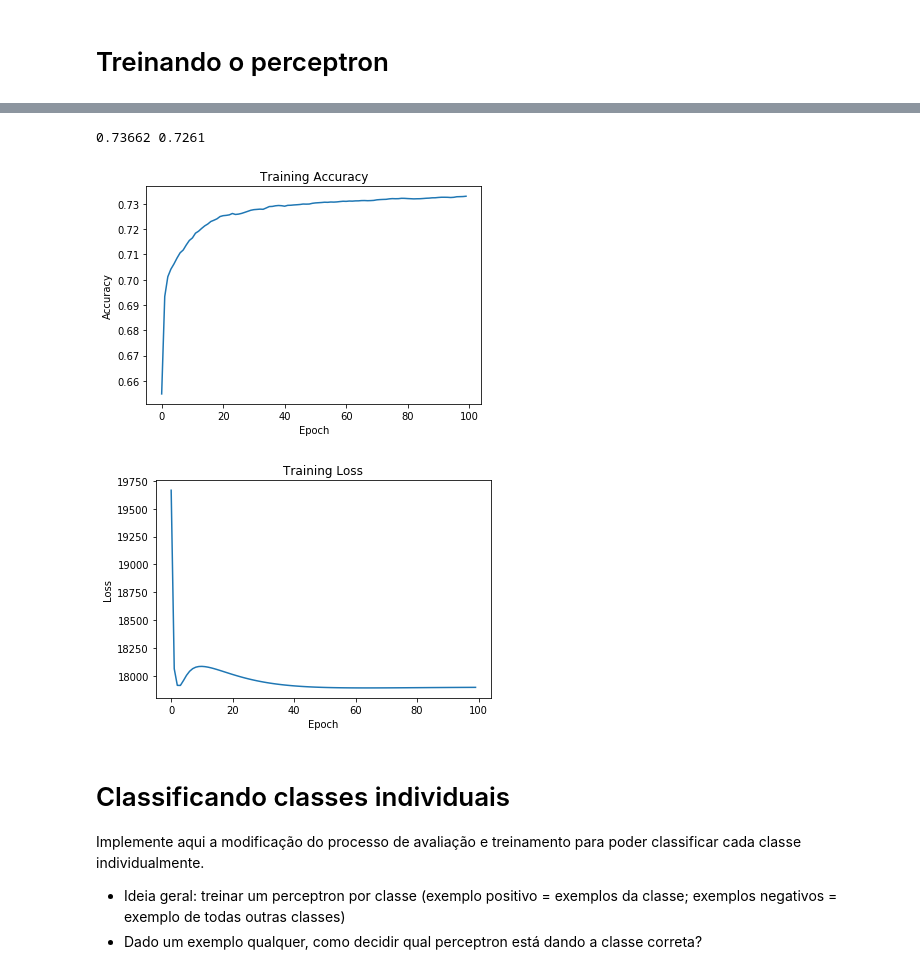
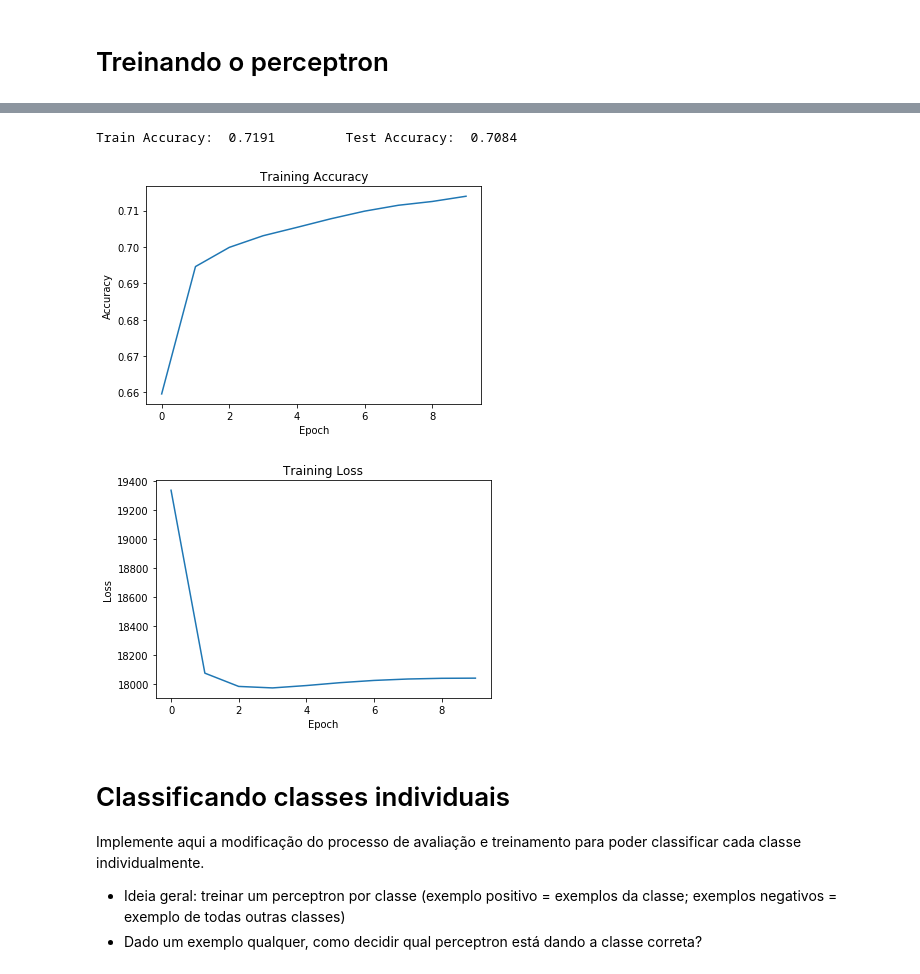
Before and after one commit to atbender/perceptron, a Jupyter notebook: Perceptron.ipynb, the cells around one changed output, grey strips where cells are left out. Cells and saved outputs as stored; diff of their text form; code cells hidden in the pictures.

Commit message:
Created class for perceptron

```diff
--- a/Perceptron.ipynb
+++ b/Perceptron.ipynb
@@ -101,14 +102,3 @@ print(size)
 1024
 # %% [markdown]
 # Definindo o perceptron
-# %%
-def sigmoid(x):
-    return 1/(1+np.exp(-x))
-
-def perceptron(inputs, weights):
-    # Defina o perceptron aqui
-    # print(inputs, weights[:len(weights)-1], weights[len(weights)-1])
-    # o = np.dot(inputs, weights[:len(weights)-1]) + weights[len(weights)-1]
-    #inputs = np.append(inputs, 1)
-    o = np.dot(inputs, weights)
-    return o
@@ -191,0 +186,3 @@ for epoch in range(epochs):
+# %%
+p = Perceptron()
+p.train(linear_dataset_train, 10, "verbose")
@@ -197,32 +205,19 @@ for epoch in range(epochs):
 # Analogamente, a acurácia do conjunto de teste é menor justamente pelo fato de que as imagens do
 # conjunto de teste nunca foram apresentadas ao modelo.
 
-train = evaluate(weights, linear_dataset_train)
-test = evaluate(weights, linear_dataset_test)
+accuracy_train = p.evaluate(linear_dataset_train)
+accuracy_test = p.evaluate(linear_dataset_test)
 
-print(train, test)
+print("Train Accuracy: ", accuracy_train, "\tTest Accuracy: ", accuracy_test)
 # %% [output]
-0.73662 0.7261
+Train Accuracy:  0.7191         Test Accuracy:  0.7084
-# %%
-# Caso queiram plotar alguma coisa
-
-import matplotlib.pyplot as plt
-
-
-plt.plot(accuracies)
-plt.xlabel("Epoch")
-plt.ylabel("Accuracy")
-plt.title("Training Accuracy")
-plt.show()
-
-plt.plot(losses)
-plt.xlabel("Epoch")
-plt.ylabel("Loss")
-plt.title("Training Loss")
-plt.show()
-# %% [output]
-[figure, removed]
-[figure, removed]
+# %%
+# Caso queiram plotar alguma coisa
+
+p.plotResults()
+# %% [output]
+[figure, added]
+[figure, added]
 # %% [markdown]
 # Classificando classes individuais
 
```
Also changed, not shown: parts of 9 cells of this notebook.
